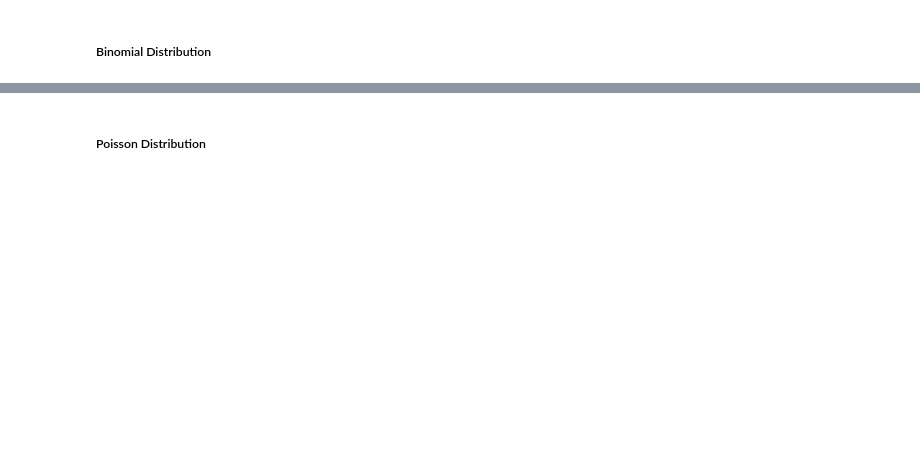
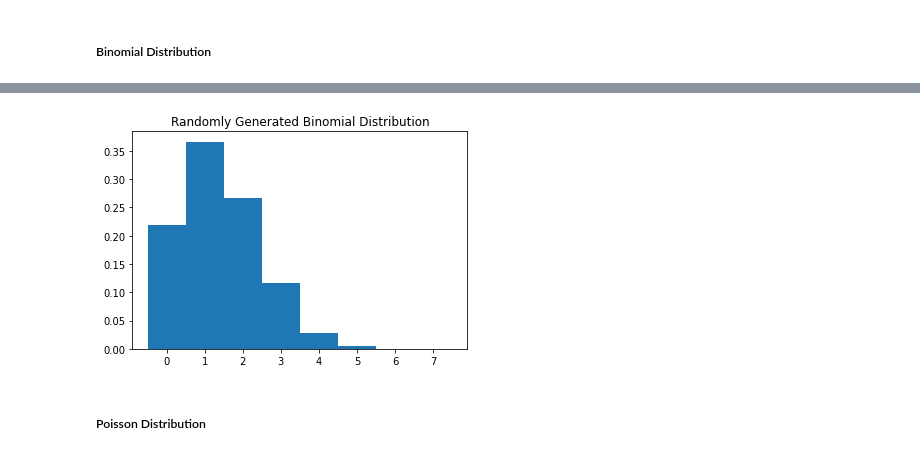
Before and after one commit to mariavanv/CISC367, a Jupyter notebook: Statistics/Statistics Workbook.ipynb, the cells around one changed output, grey strips where cells are left out. Saved outputs shown, nothing was run; the diff lists cells and outputs as text; code cells hidden in the pictures; blank space fills up the shorter version.

```diff
--- a/Statistics/Statistics Workbook.ipynb
+++ b/Statistics/Statistics Workbook.ipynb
@@ -150,2 +159,9 @@ plt.show()
+# %%
+random_variables = stats.binom.rvs(7, .2, size=10000)
+plt.hist(random_variables, bins=[-.5, .5, 1.5, 2.5, 3.5, 4.5, 5.5, 6.5, 7.5], weights = np.ones_like(random_variables) / len(random_variables))
+plt.title("Randomly Generated Binomial Distribution")
+plt.show()
+# %% [output]
+[figure, added]
 # %% [markdown]
 ##### Poisson Distribution
```
Also changed, not shown: parts of 7 cells of this notebook.
